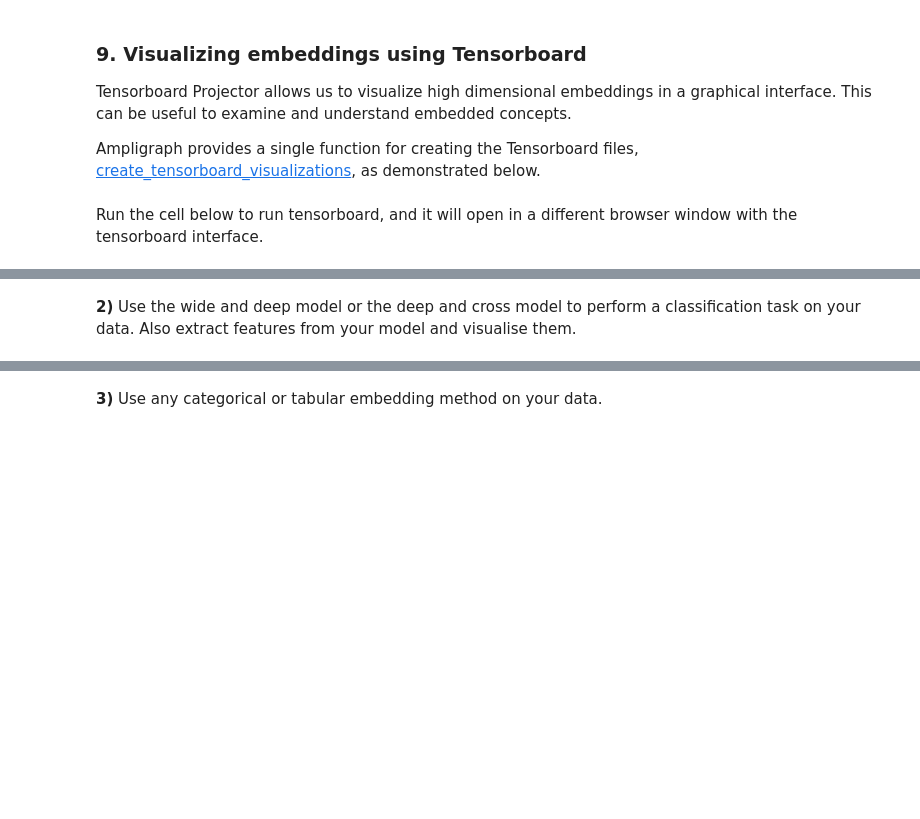
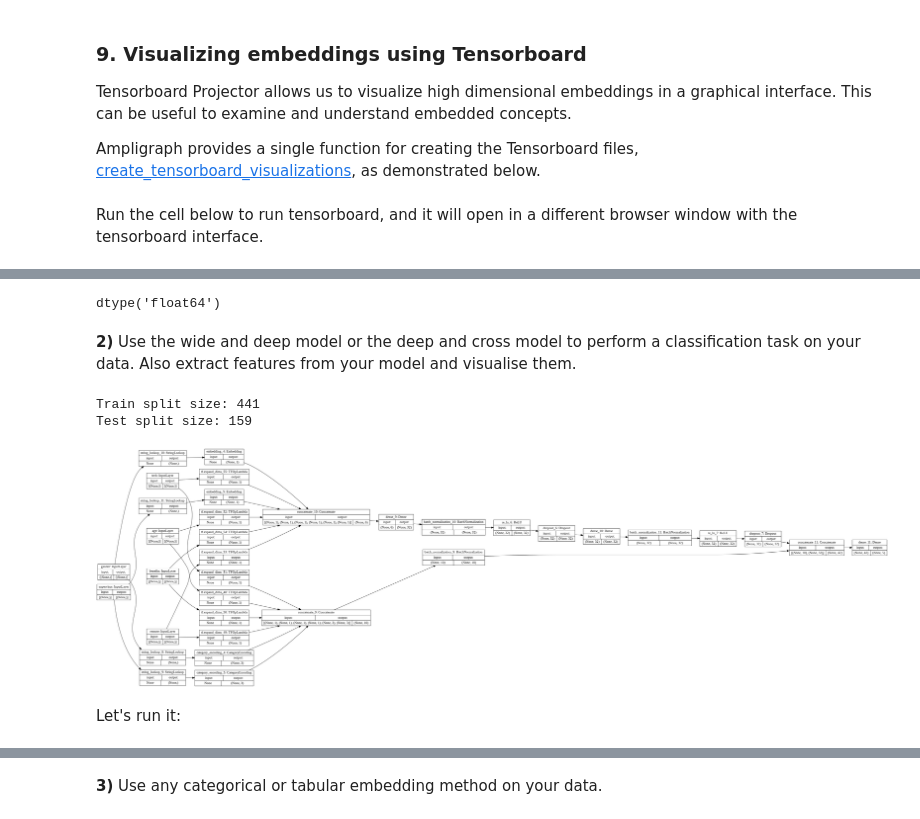
Before and after one commit to Hongkai040/Tutorials-Homework-Notebooks-1, a Jupyter notebook: Hongkai_week6_Tutorial_2_deep_knowledge_graph_categorical_tabular.ipynb, the cells around one changed output, grey strips where cells are left out. Cells and saved outputs as stored; diff of their text form; code cells hidden in the pictures; blank space fills up the shorter version.

```diff
--- a/Hongkai_week6_Tutorial_2_deep_knowledge_graph_categorical_tabular.ipynb
+++ b/Hongkai_week6_Tutorial_2_deep_knowledge_graph_categorical_tabular.ipynb
@@ -2577,0 +2729,4 @@ In this homework you will be using your tabular/categorical data and knowledge g
+# %%
+df = df[(~df['IMDB'].isnull()) & (~df['genre'].isnull())]
+df = df.reset_index(drop=True)
+df
@@ -2577,0 +2801,4 @@ In this homework you will be using your tabular/categorical data and knowledge g
+# %%
+columns = ['year','IMDB', 'MetaCritic', 'theMovieDb', 'RottenTomatoes','FilmAffinity', 'budget', 'openWeek','WorldGross', 'USCAGross', 'genre', 'label']
+df = df.loc[:, columns]
+df
@@ -2578,2 +2819,30 @@ In this homework you will be using your tabular/categorical data and knowledge g
+# %%
+df.IMDB.dtype
+# %% [output]
+dtype('float64')
 # %% [markdown]
 **2)** Use the wide and deep model or the deep and cross model to perform a classification task on your data. Also extract features from your model and visualise them.
+# %%
+# train, test split
+train_splits = []
+test_splits = []
+
+for _, group_data in df.groupby("label"):
+    random_selection = np.random.rand(len(group_data.index)) <= 0.85
+    train_splits.append(group_data[random_selection])
+    test_splits.append(group_data[~random_selection])
+
+train_data = pd.concat(train_splits).sample(frac=1).reset_index(drop=True)
+test_data = pd.concat(test_splits).sample(frac=1).reset_index(drop=True)
+
+print(f"Train split size: {len(train_data.index)}")
+print(f"Test split size: {len(test_data.index)}")
+
+train_data_file = "/content/drive/MyDrive/Colab Notebooks/train_data.csv"
+test_data_file = "/content/drive/MyDrive/Colab Notebooks/test_data.csv"
+
+train_data.to_csv(train_data_file, index=False)
+test_data.to_csv(test_data_file, index=False)
+# %% [output]
+Train split size: 441
+Test split size: 159
@@ -2579,0 +2898,14 @@ In this homework you will be using your tabular/categorical data and knowledge g
+# %%
+#create input
+def create_model_inputs():
+    inputs = {}
+    for feature_name in FEATURE_NAMES:
+        if feature_name in NUMERIC_FEATURE_NAMES:
+            inputs[feature_name] = layers.Input(
+                name=feature_name, shape=(), dtype=tf.float64
+            )
+        else:
+            inputs[feature_name] = layers.Input(
+                name=feature_name, shape=(), dtype=tf.string
+            )
+    return inputs
@@ -2579,0 +2944,25 @@ In this homework you will be using your tabular/categorical data and knowledge g
+# %%
+#wide and deep
+def create_wide_and_deep_model():
+
+    inputs = create_model_inputs()
+    wide = encode_inputs(inputs)
+    wide = layers.BatchNormalization()(wide)
+
+    deep = encode_inputs(inputs, use_embedding=True)
+    for units in hidden_units:
+        deep = layers.Dense(units)(deep)
+        deep = layers.BatchNormalization()(deep)
+        deep = layers.ReLU()(deep)
+        deep = layers.Dropout(dropout_rate)(deep)
+
+    merged = layers.concatenate([wide, deep])
+    outputs = layers.Dense(units=NUM_CLASSES, activation="softmax")(merged)
+    model = keras.Model(inputs=inputs, outputs=outputs)
+    return model
+
+
+wide_and_deep_model = create_wide_and_deep_model()
+keras.utils.plot_model(wide_and_deep_model, show_shapes=True, rankdir="LR")
+# %% [output]
+[figure, added]
@@ -2579,0 +2989,2 @@ In this homework you will be using your tabular/categorical data and knowledge g
+# %% [markdown]
+Let's run it:
```
Also changed, not shown: parts of 45 cells of this notebook.
